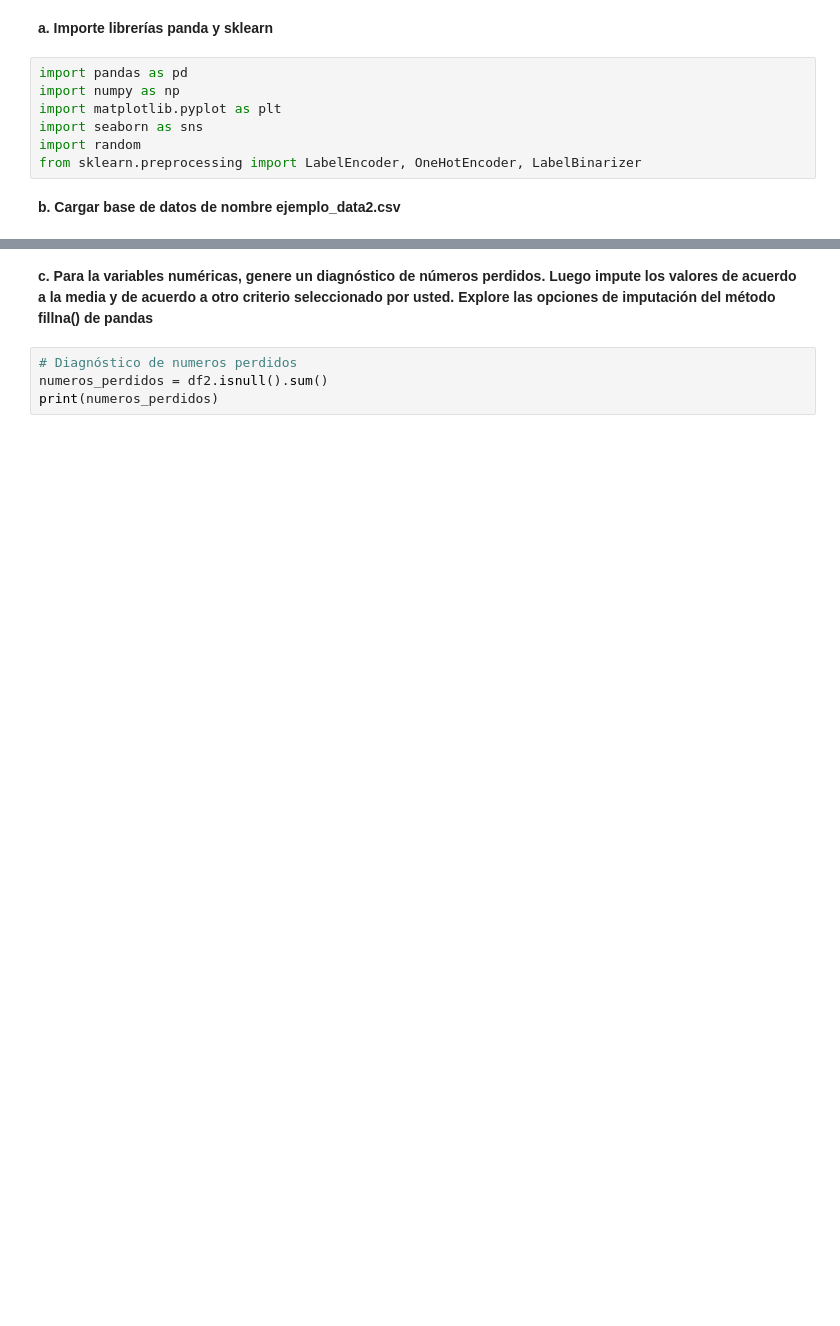
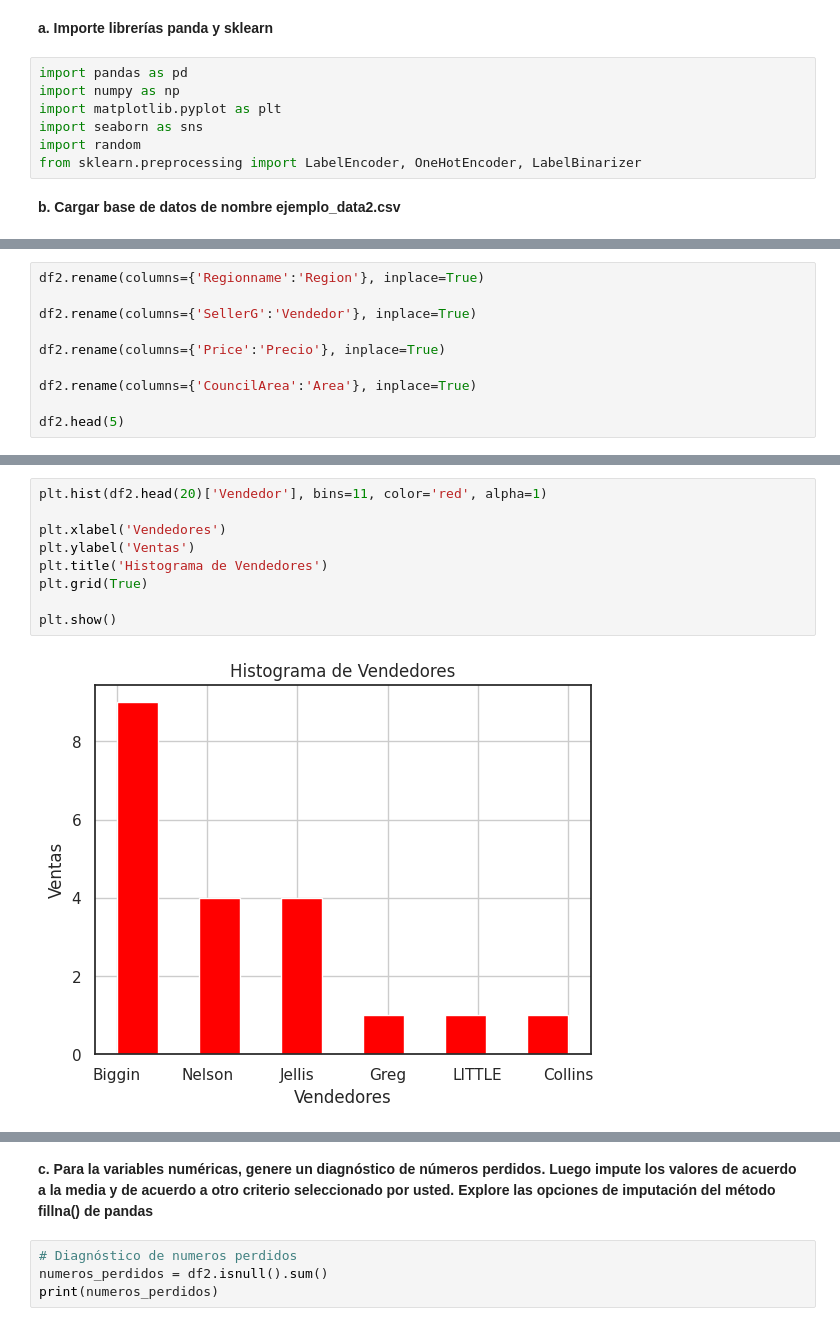
Before and after one commit to marievera/Ejercicios_Python, a Jupyter notebook: Miniproyecto1.ipynb, the cells around one changed output, grey strips where cells are left out. Cells and saved outputs as stored; diff of their text form; blank space fills up the shorter version.

```diff
--- a/Miniproyecto1.ipynb
+++ b/Miniproyecto1.ipynb
@@ -374,0 +539,10 @@ df2
+# %%
+df2.rename(columns={'Regionname':'Region'}, inplace=True)
+
+df2.rename(columns={'SellerG':'Vendedor'}, inplace=True)
+
+df2.rename(columns={'Price':'Precio'}, inplace=True)
+
+df2.rename(columns={'CouncilArea':'Area'}, inplace=True)
+
+df2.head(5)
@@ -374,0 +572,11 @@ df2
+# %%
+plt.hist(df2.head(20)['Vendedor'], bins=11, color='red', alpha=1)
+
+plt.xlabel('Vendedores')
+plt.ylabel('Ventas')
+plt.title('Histograma de Vendedores')
+plt.grid(True)
+
+plt.show()
+# %% [output]
+[figure, added]
```
Also changed, not shown: parts of 64 cells of this notebook.
